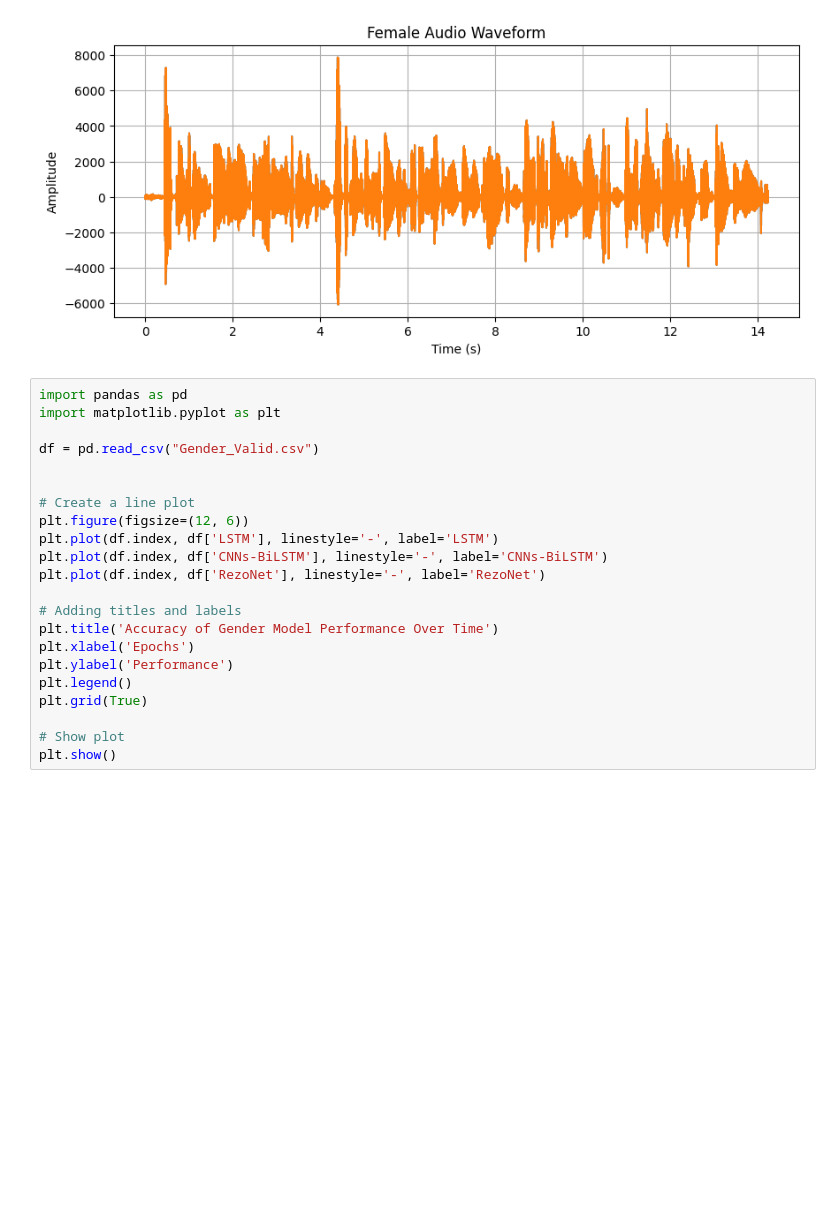
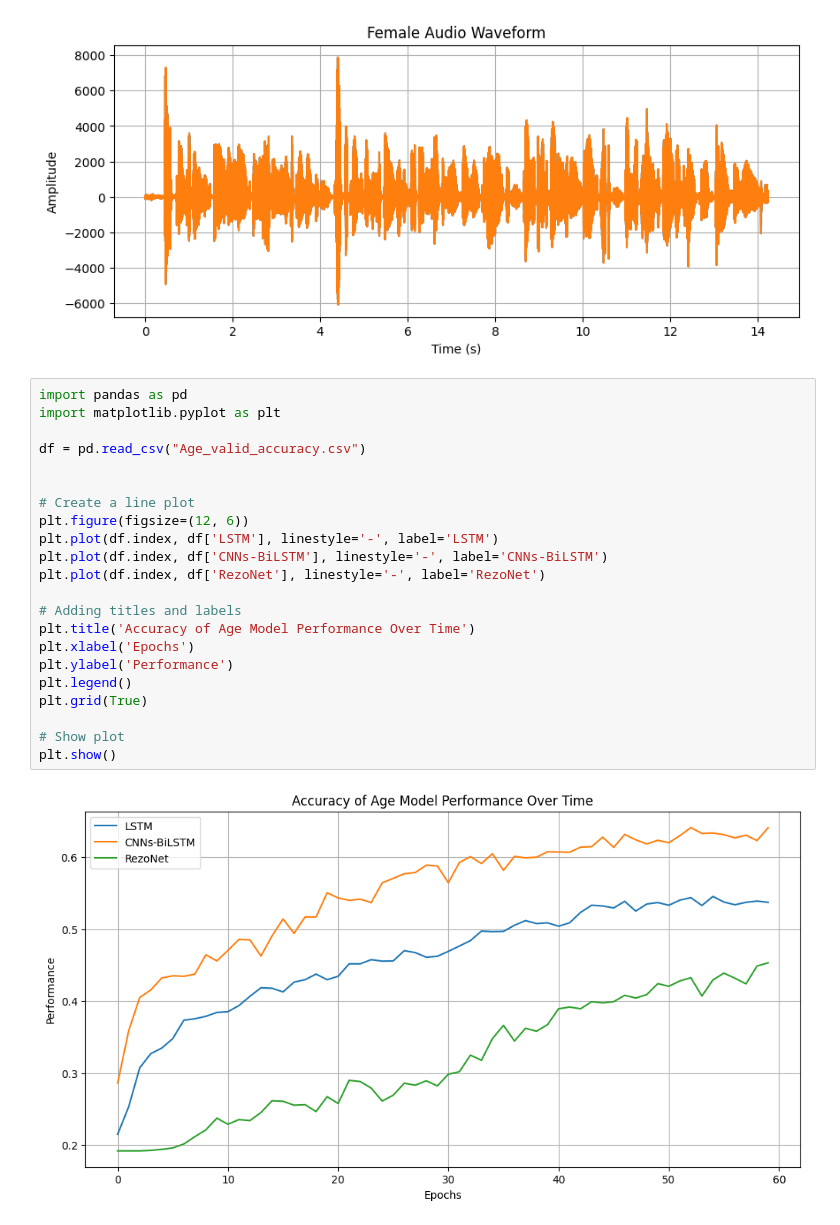
Before and after one commit to nhut-ngnn/Voice-Based-Age-and-Gender-Recogniton, a Jupyter notebook: test_age.ipynb, the cells around one changed output. Saved outputs shown, nothing was run; the diff lists cells and outputs as text; blank space fills up the shorter version.

```diff
--- a/test_age.ipynb
+++ b/test_age.ipynb
@@ -177,22 +120,24 @@ plt.show()
 # %%
 import pandas as pd
 import matplotlib.pyplot as plt
 
-df = pd.read_csv("Gender_Valid.csv")
+df = pd.read_csv("Age_valid_accuracy.csv")
 
 
 # Create a line plot
 plt.figure(figsize=(12, 6))
 plt.plot(df.index, df['LSTM'], linestyle='-', label='LSTM')
 plt.plot(df.index, df['CNNs-BiLSTM'], linestyle='-', label='CNNs-BiLSTM')
 plt.plot(df.index, df['RezoNet'], linestyle='-', label='RezoNet')
 
 # Adding titles and labels
-plt.title('Accuracy of Gender Model Performance Over Time')
+plt.title('Accuracy of Age Model Performance Over Time')
 plt.xlabel('Epochs')
 plt.ylabel('Performance')
 plt.legend()
 plt.grid(True)
 
 # Show plot
 plt.show()
+# %% [output]
+[figure, added]
```
Also changed, not shown: parts of 11 cells of this notebook, 1 other file.
